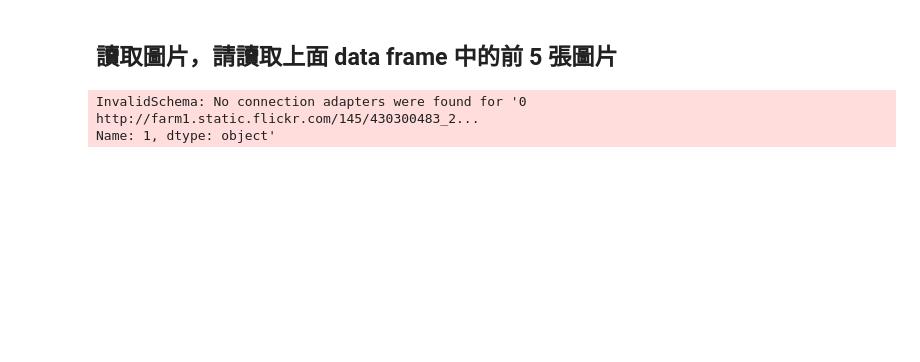
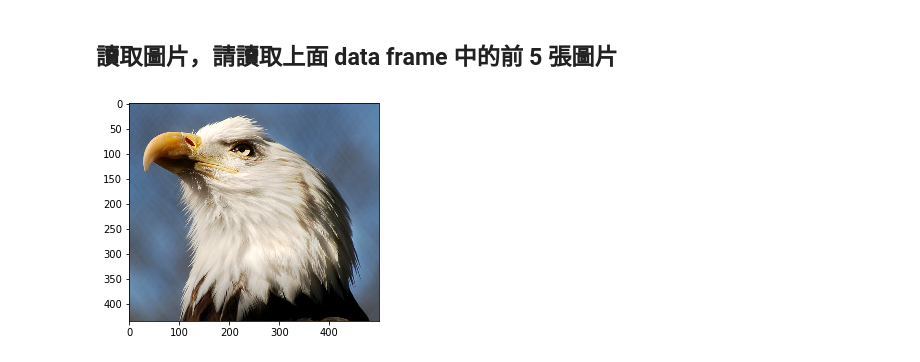
Before and after one commit to f911008/ML_Marathon, a Jupyter notebook: Day_005-2_HW.ipynb, the cells around one changed output. Drawn from its saved outputs; the diff is of its cells as text; code cells hidden in the pictures; blank space fills up the shorter version.

```diff
--- a/Day_005-2_HW.ipynb
+++ b/Day_005-2_HW.ipynb
@@ -93,19 +114,18 @@ Name: 1, dtype: object
 # %%
 from PIL import Image
 from io import BytesIO
 import numpy as np
 import matplotlib.pyplot as plt
 
 # 請用 df.loc[...] 得到第一筆資料的連結
-first_link =  df.loc[1]
+first_link =  df.loc[0,1]
 
 response = requests.get(first_link)
 img = Image.open(BytesIO(response.content))
 
 # Convert img to numpy array
 
 plt.imshow(img)
 plt.show()
 # %% [output]
-InvalidSchema: No connection adapters were found for '0    http://farm1.static.flickr.com/145/430300483_2...
-Name: 1, dtype: object'
+[figure, added]
```
Also changed, not shown: parts of 8 cells of this notebook.
